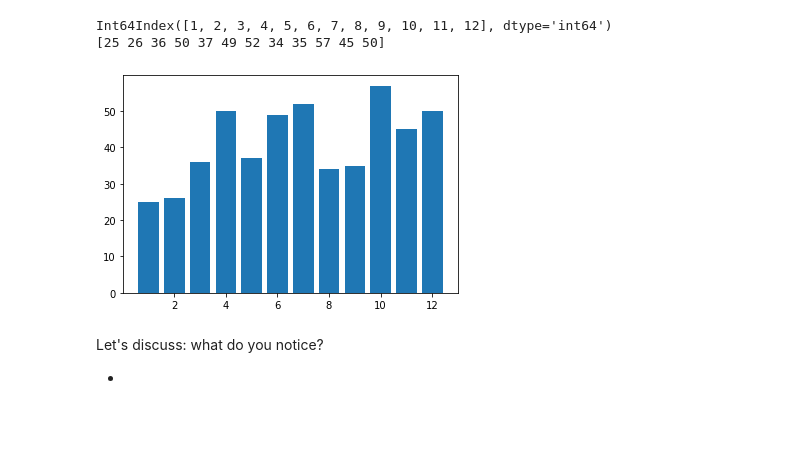
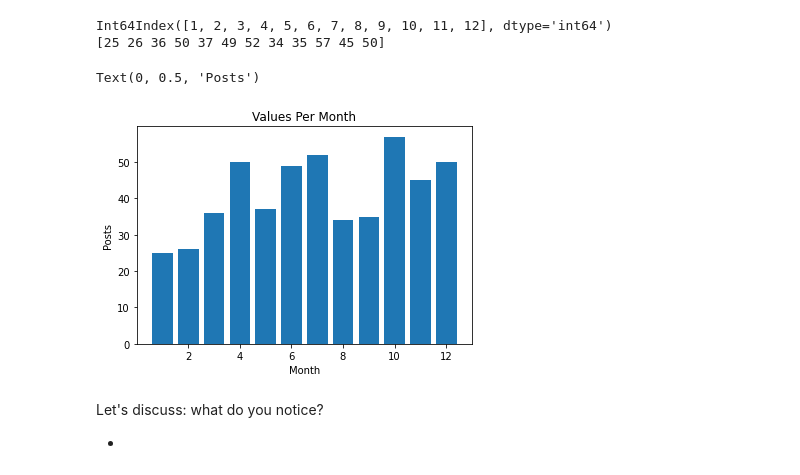
Before and after one commit to zander1268/DS-Live-051622, a Jupyter notebook: Phase1/P1-Code-Challenge-Review.ipynb, the cells around one changed output. Saved outputs shown, nothing was run; the diff lists cells and outputs as text; code cells hidden in the pictures; blank space fills up the shorter version.

```diff
--- a/Phase1/P1-Code-Challenge-Review.ipynb
+++ b/Phase1/P1-Code-Challenge-Review.ipynb
@@ -359,10 +346,14 @@ Int64Index([1, 2, 3, 4, 5, 6, 7, 8, 9, 10, 11, 12], dtype='int64')
 # %%
 # Your code here
 # Now need to visualize
 fig, ax = plt.subplots()
 ax.bar(x,y);
+ax.set_title("Values Per Month")
+ax.set_xlabel("Month")
+ax.set_ylabel("Posts")
 # %% [output]
+Text(0, 0.5, 'Posts')
-[figure, old version]
+[figure, new version]
 # %% [markdown]
 Let's discuss: what do you notice?
 
```
Also changed, not shown: parts of 22 cells of this notebook.
